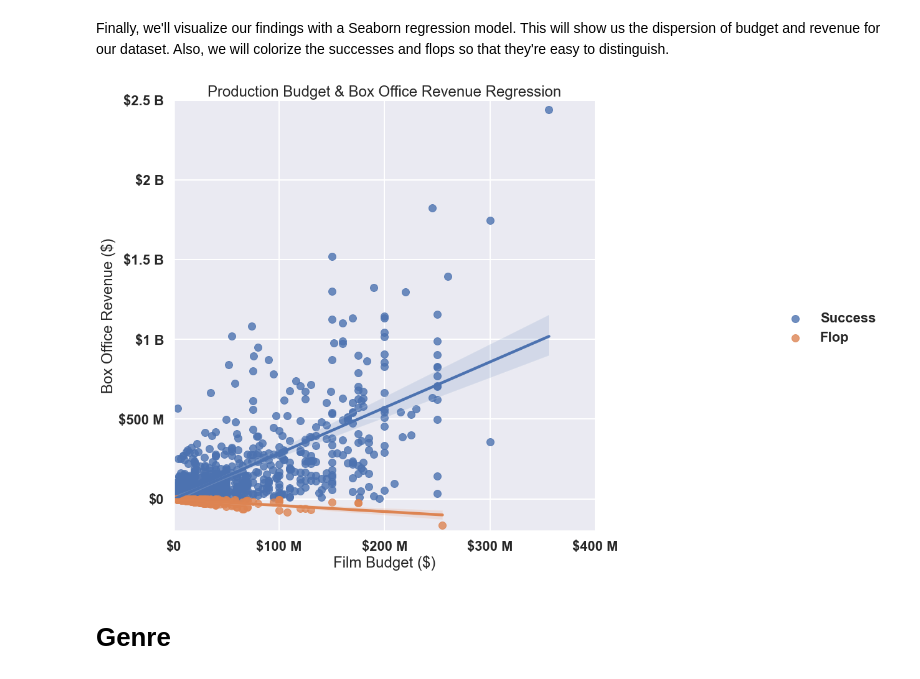
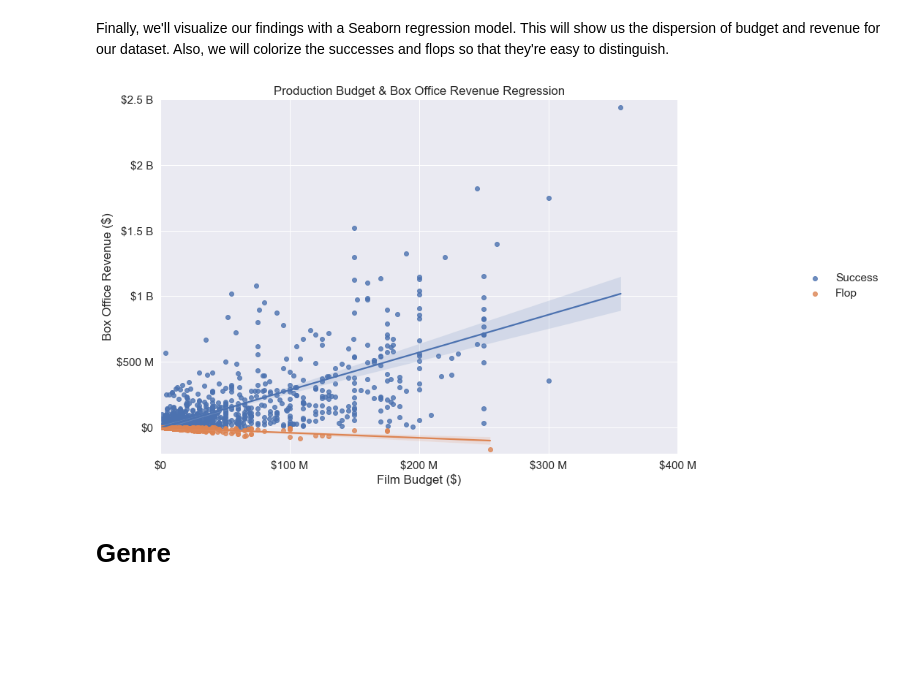
Before and after one commit to Drymander/dsc-phase-1-project, a Jupyter notebook: box_office_analysis.ipynb, the cells around one changed output. Drawn from its saved outputs; the diff is of its cells as text; code cells hidden in the pictures; blank space fills up the shorter version.

Commit message:
Complete other than aesthetics and chart font sizes

```diff
--- a/box_office_analysis.ipynb
+++ b/box_office_analysis.ipynb
@@ -237,29 +237,29 @@ Finally, we'll visualize our findings with a Seaborn regression model.  This wil
 # %%
 import seaborn as sns; sns.set_theme(color_codes=True)
 
-sns.set_context('poster')
+sns.set_context('notebook', font_scale=1.4)
 
 g = sns.lmplot(x="budget", y="profit", data=df, hue="successful")
 
-g.fig.set_size_inches(20,15)
+g.fig.set_size_inches(16,9)
 
 g = g.set_axis_labels("Film Budget ($)",
     "Box Office Revenue ($)").set(xlim=(0, 400000000),
     ylim=(-200000000, 2500000000),
     xticks=[0, 100000000, 200000000, 300000000, 400000000],
     yticks=[0, 500000000, 1000000000, 1500000000, 2000000000, 2500000000],
     title='Production Budget & Box Office Revenue Regression')
 
 g.set_xticklabels(['$0', '$100 M', '$200 M','$300 M','$400 M'])
 g.set_yticklabels(['$0', '$500 M', '$1 B', '$1.5 B', '$2 B', '$2.5 B'])
 
 g.legend.set_title(None)
 
 plt.savefig('images/budget_revenue_regression.png')
 
 plt.show()
 # %% [output]
-[figure, old version]
+[figure, new version]
 # %% [markdown]
 # Genre
 # %% [markdown]
```
Also changed, not shown: parts of 6 cells of this notebook, 17 other files.
